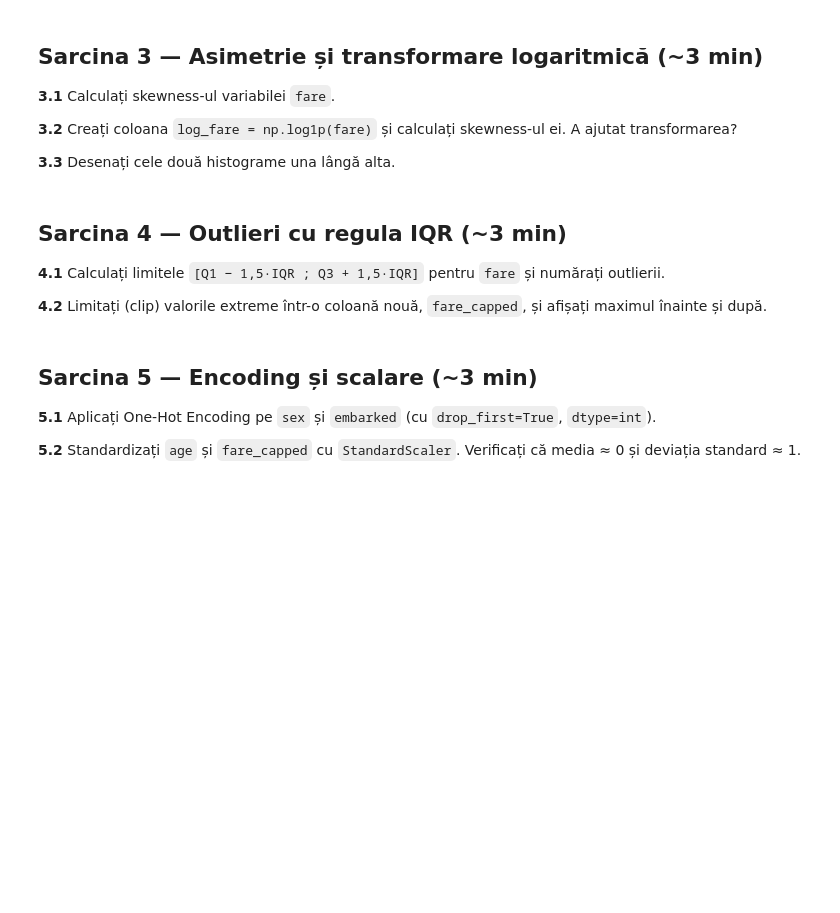
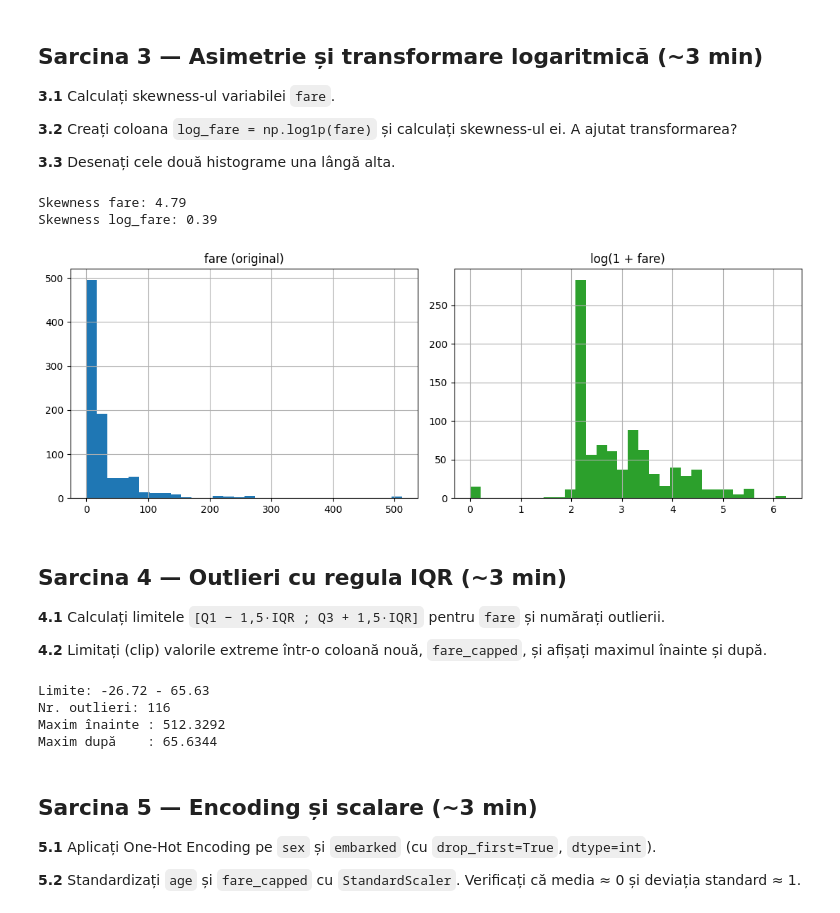
Before and after one commit to daniela-gudumac/ML-Seminar-GudumacDaniela, a Jupyter notebook: Tema_Laborator_3_ML.ipynb, the cells around one changed output. Cells and saved outputs as stored; diff of their text form; code cells hidden in the pictures; blank space fills up the shorter version.

```diff
--- a/Tema_Laborator_3_ML.ipynb
+++ b/Tema_Laborator_3_ML.ipynb
@@ -42,7 +52,15 @@ df.head()
 
 **1.2** Eliminați coloanele cu **mai mult de 50%** valori lipsă. Care coloană dispare?
 # %%
-# TODO 1.1 — procentul de valori lipsă pe coloană
+# 1.1 — procentul de valori lipsă pe coloană
+print((df.isnull().mean() * 100).round(2).sort_values(ascending=False))
 
+# 1.2 — eliminați coloanele cu > 50% valori lipsă
+def drop_columns_with_high_nulls(df, threshold_percentage):
+    threshold = len(df) * (threshold_percentage / 100)
+    dropped_columns = df.columns[df.isnull().sum() > threshold]
+    df_cleaned = df.drop(columns=dropped_columns)
+    return df_cleaned, dropped_columns
 
-# TODO 1.2 — eliminați coloanele cu > 50% valori lipsă
+df, dropped = drop_columns_with_high_nulls(df, 50)
+print("Coloane eliminate:", list(dropped))
@@ -53,8 +81,13 @@ df.head()
 
 **2.2** Verificați că nu mai există valori lipsă și comparați deviația standard a lui `age` înainte și după imputare. *(salvați înainte de imputare: `age_inainte = df['age'].copy()`)*
 # %%
-# TODO 2.1 — imputare age (mediană) și embarked (mod)
+# 2.1 — imputare age (mediană) și embarked (mod)
 age_inainte = df['age'].copy()
+df['age'] = df['age'].fillna(df['age'].median())
+df['embarked'] = df['embarked'].fillna(df['embarked'].mode()[0])
+df.head(15)
 
-
-# TODO 2.2 — verificare + comparație deviație standard
+# 2.2 — verificare + comparație deviație standard
+print("Valori lipsă rămase:", df.isna().sum().sum())
+print("Std age înainte:", round(age_inainte.std(), 2))
+print("Std age după:   ", round(df['age'].std(), 2))
@@ -67,13 +104,22 @@ age_inainte = df['age'].copy()
 
 **3.3** Desenați cele două histograme una lângă alta.
 # %%
-# TODO 3.1 — skewness fare
+# 3.1 — skewness fare
+print("Skewness fare:", round(df['fare'].skew(), 2))
 
+# 3.2 — coloana log_fare + skewness
+df['log_fare'] = np.log1p(df['fare'])
+print("Skewness log_fare:", round(df['log_fare'].skew(), 2))
 
-# TODO 3.2 — coloana log_fare + skewness
-
-
-# TODO 3.3 — două histograme
+# 3.3 — două histograme
+fig, axes = plt.subplots(1, 2, figsize=(11, 4))
+df['fare'].hist(ax=axes[0], bins=30); axes[0].set_title('fare (original)')
+df['log_fare'].hist(ax=axes[1], bins=30, color='tab:green'); axes[1].set_title('log(1 + fare)')
+plt.tight_layout(); plt.show()
+# %% [output]
+Skewness fare: 4.79
+Skewness log_fare: 0.39
+[figure, added]
 # %% [markdown]
 ## Sarcina 4 — Outlieri cu regula IQR (~3 min)
 
@@ -81,10 +127,26 @@ age_inainte = df['age'].copy()
 
 **4.2** Limitați (clip) valorile extreme într-o coloană nouă, `fare_capped`, și afișați maximul înainte și după.
 # %%
-# TODO 4.1 — limite IQR + număr de outlieri
+# 4.1 — limite IQR + număr de outlieri
+def limite_iqr(serie, k=1.5):
+    q1, q3 = serie.quantile(0.25), serie.quantile(0.75)
+    iqr = q3 - q1
+    return q1 - k * iqr, q3 + k * iqr
 
+jos, sus = limite_iqr(df['fare'])
+n_out = ((df['fare'] < jos) | (df['fare'] > sus)).sum()
+print("Limite:", round(jos, 2), "-", round(sus, 2))
+print("Nr. outlieri:", n_out)
 
-# TODO 4.2 — fare_capped (clip) + maxim înainte/după
+# 4.2 — fare_capped (clip) + maxim înainte/după
+df['fare_capped'] = df['fare'].clip(lower=jos, upper=sus)
+print("Maxim înainte :", df['fare'].max())
+print("Maxim după    :", df['fare_capped'].max())
+# %% [output]
+Limite: -26.72 - 65.63
+Nr. outlieri: 116
+Maxim înainte : 512.3292
+Maxim după    : 65.6344
 # %% [markdown]
 ## Sarcina 5 — Encoding și scalare (~3 min)
 
```
Also changed, not shown: parts of 5 cells of this notebook.
